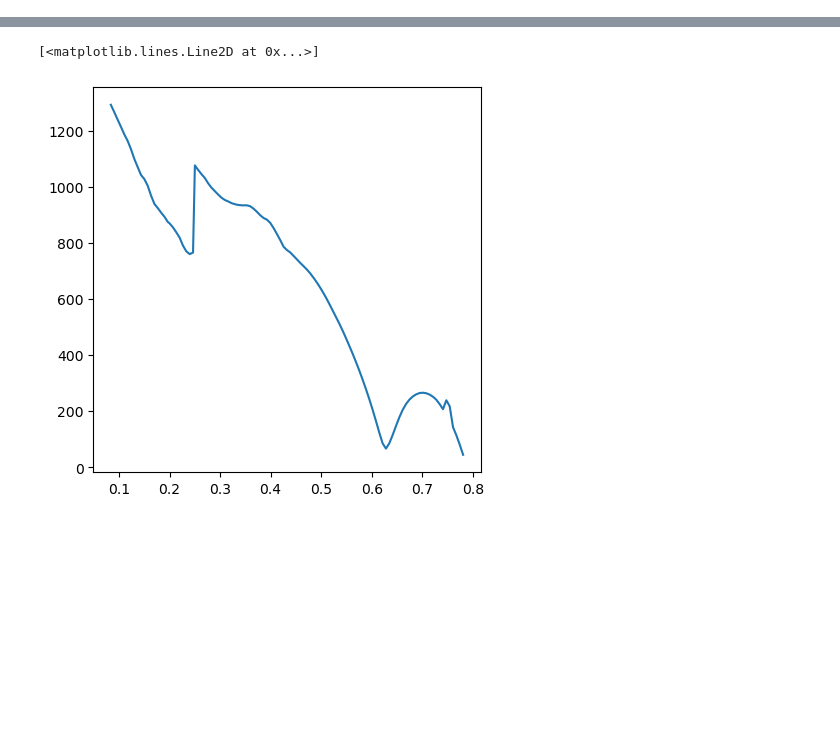
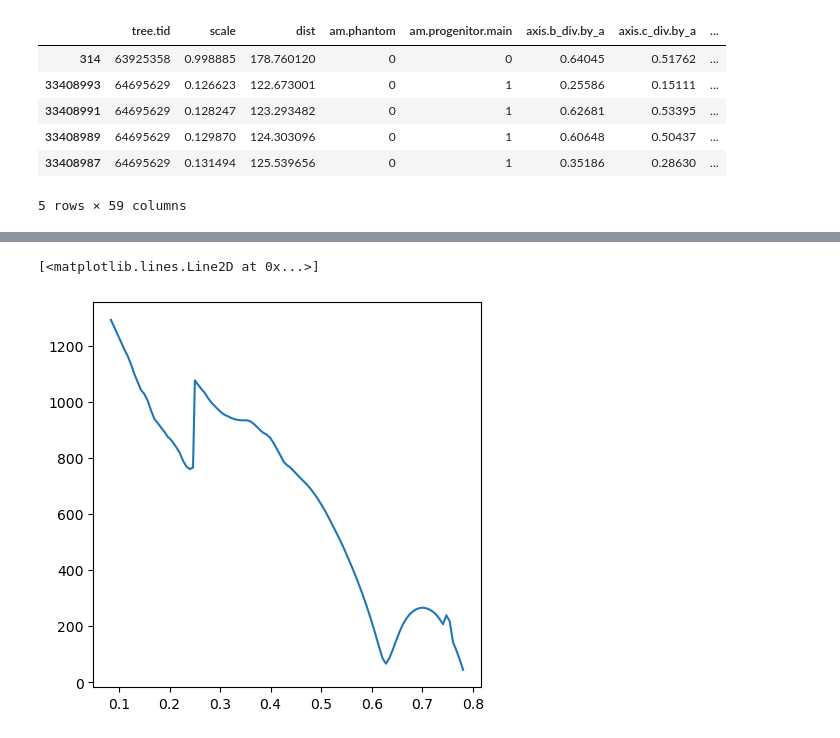
Before and after one commit to hyunsukong/Bloodhound_test, a Jupyter notebook: Untitled.ipynb, the cells around one changed output, grey strips where cells are left out. Saved outputs shown, nothing was run; the diff lists cells and outputs as text; code cells hidden in the pictures; blank space fills up the shorter version.

```diff
--- a/Untitled.ipynb
+++ b/Untitled.ipynb
@@ -95,0 +44,10 @@ sub_1097[['x','y','z']]*1000./0.6751
+# %%
+merged_df[142923:142928]
+# %% [output]
+|  | tree.tid | scale | dist | am.phantom | am.progenitor.main | axis.b_div.by_a | axis.c_div.by_a | ... |
+| 314 | 63925358 | 0.998885 | 178.760120 | 0 | 0 | 0.64045 | 0.51762 | ... |
+| 33408993 | 64695629 | 0.126623 | 122.673001 | 0 | 1 | 0.25586 | 0.15111 | ... |
+| 33408991 | 64695629 | 0.128247 | 123.293482 | 0 | 1 | 0.62681 | 0.53395 | ... |
+| 33408989 | 64695629 | 0.129870 | 124.303096 | 0 | 1 | 0.60648 | 0.50437 | ... |
+| 33408987 | 64695629 | 0.131494 | 125.539656 | 0 | 1 | 0.35186 | 0.28630 | ... |
+5 rows × 59 columns
```
Also changed, not shown: parts of 27 cells of this notebook, 4 other files.
